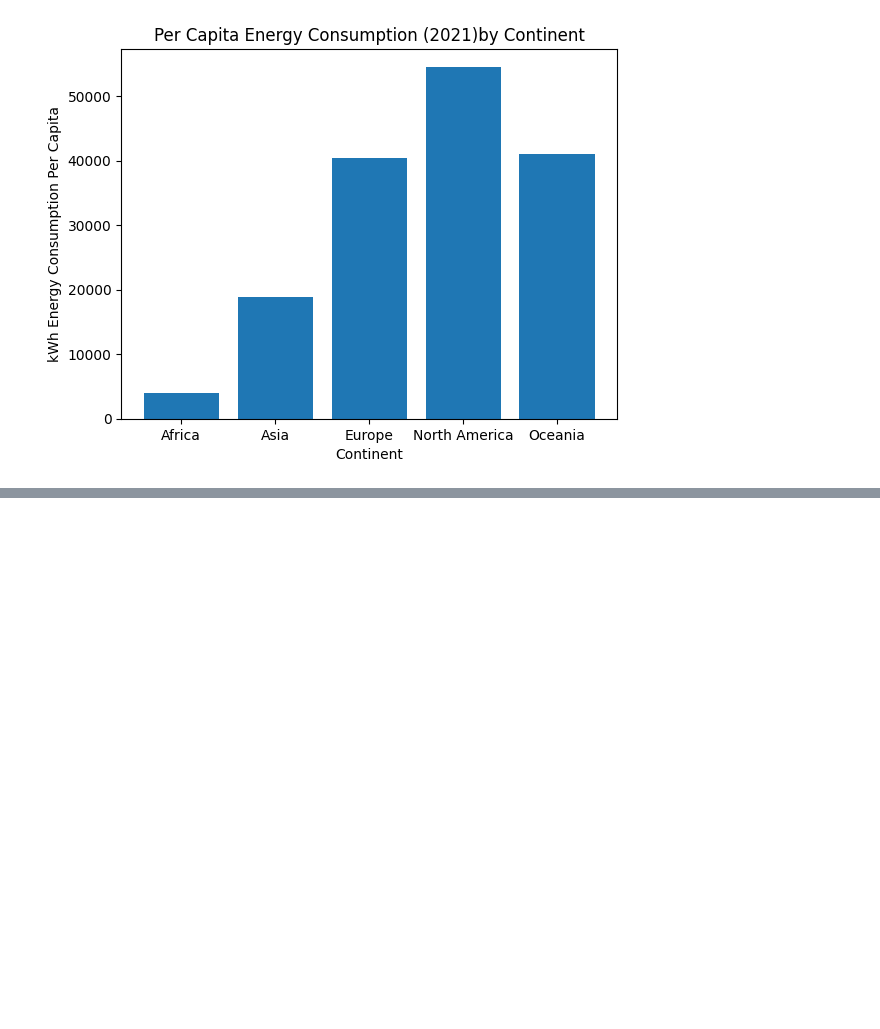
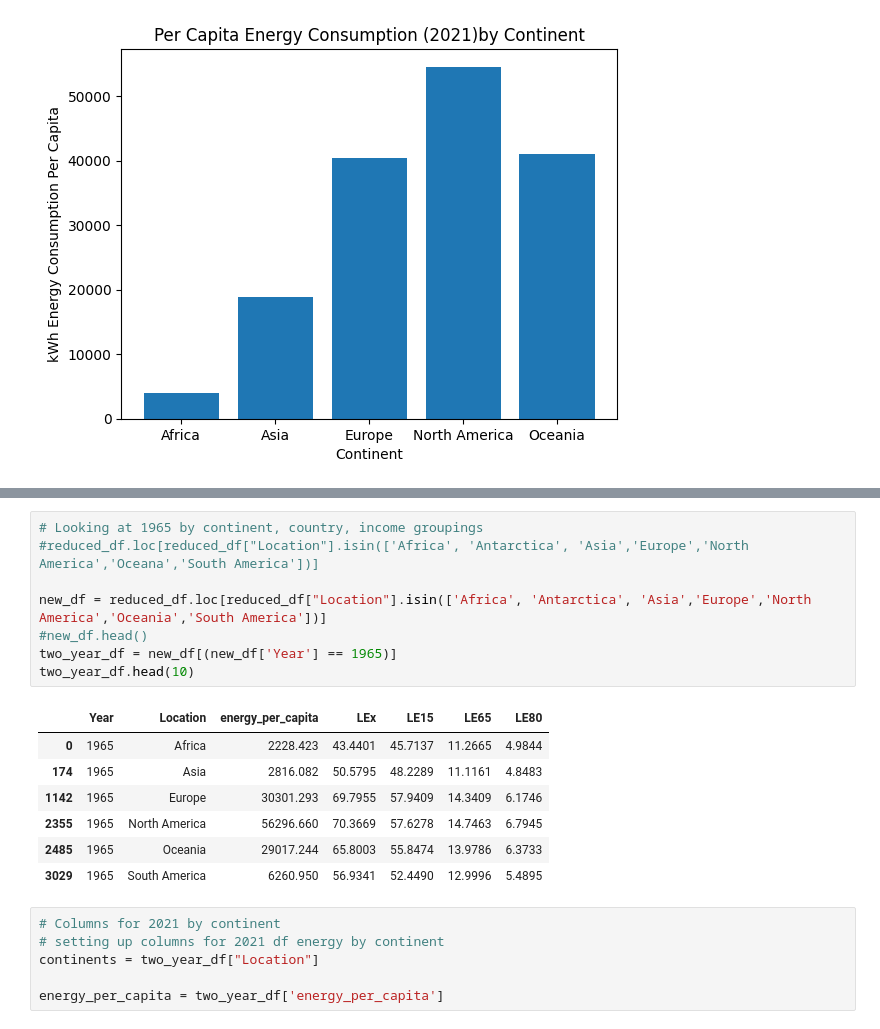
Before and after one commit to Faith-Hall/Group-Project-1, a Jupyter notebook: analysis_2.ipynb, the cells around one changed output, grey strips where cells are left out. Drawn from its saved outputs; the diff is of its cells as text; blank space fills up the shorter version.

```diff
--- a/analysis_2.ipynb
+++ b/analysis_2.ipynb
@@ -71,0 +82,22 @@ plt.show
+# %%
+# Looking at 1965 by continent, country, income groupings
+#reduced_df.loc[reduced_df["Location"].isin(['Africa', 'Antarctica', 'Asia','Europe','North America','Oceana','South America'])]
+
+new_df = reduced_df.loc[reduced_df["Location"].isin(['Africa', 'Antarctica', 'Asia','Europe','North America','Oceania','South America'])]
+#new_df.head()
+two_year_df = new_df[(new_df['Year'] == 1965)]
+two_year_df.head(10)
+# %% [output]
+|  | Year | Location | energy_per_capita | LEx | LE15 | LE65 | LE80 |
+| 0 | 1965 | Africa | 2228.423 | 43.4401 | 45.7137 | 11.2665 | 4.9844 |
+| 174 | 1965 | Asia | 2816.082 | 50.5795 | 48.2289 | 11.1161 | 4.8483 |
+| 1142 | 1965 | Europe | 30301.293 | 69.7955 | 57.9409 | 14.3409 | 6.1746 |
+| 2355 | 1965 | North America | 56296.660 | 70.3669 | 57.6278 | 14.7463 | 6.7945 |
+| 2485 | 1965 | Oceania | 29017.244 | 65.8003 | 55.8474 | 13.9786 | 6.3733 |
+| 3029 | 1965 | South America | 6260.950 | 56.9341 | 52.4490 | 12.9996 | 5.4895 |
+# %%
+# Columns for 2021 by continent
+# setting up columns for 2021 df energy by continent
+continents = two_year_df["Location"]
+
+energy_per_capita = two_year_df['energy_per_capita']
```
Also changed, not shown: parts of 3 cells of this notebook.
